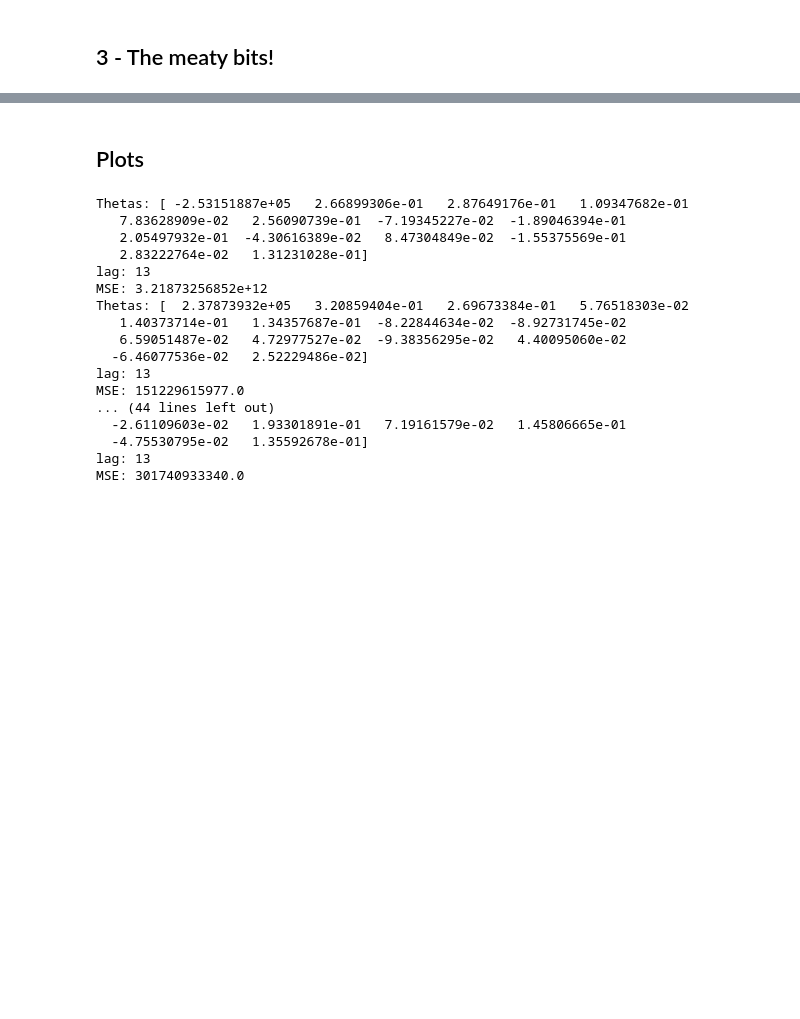
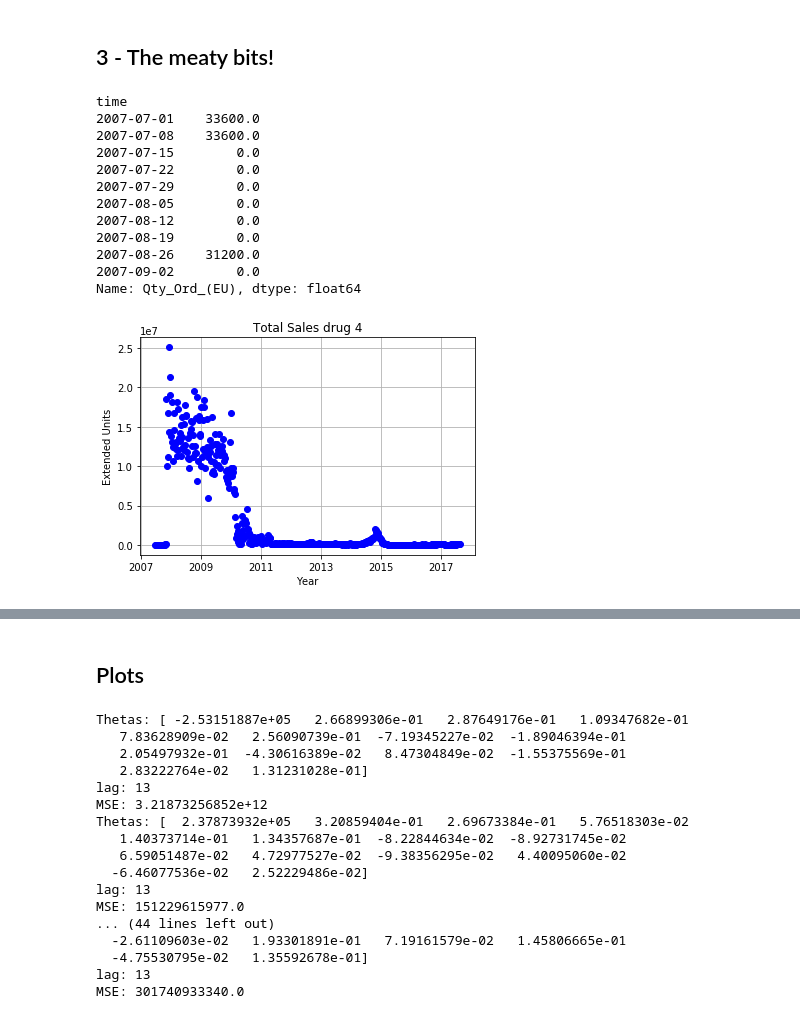
Before and after one commit to slyles1001/DrugData, a Jupyter notebook: drug_analysis.ipynb, the cells around one changed output, grey strips where cells are left out. Saved outputs shown, nothing was run; the diff lists cells and outputs as text; code cells hidden in the pictures; blank space fills up the shorter version.

Commit message:
made Jack's plot its own function

```diff
--- a/drug_analysis.ipynb
+++ b/drug_analysis.ipynb
@@ -359,0 +370,16 @@ Arr
+# %%
+ARIMA_stuff(1, 2)
+# %% [output]
+time
+2007-07-01    33600.0
+2007-07-08    33600.0
+2007-07-15        0.0
+2007-07-22        0.0
+2007-07-29        0.0
+2007-08-05        0.0
+2007-08-12        0.0
+2007-08-19        0.0
+2007-08-26    31200.0
+2007-09-02        0.0
+Name: Qty_Ord_(EU), dtype: float64
+[figure, added]
```
Also changed, not shown: parts of 9 cells of this notebook.
